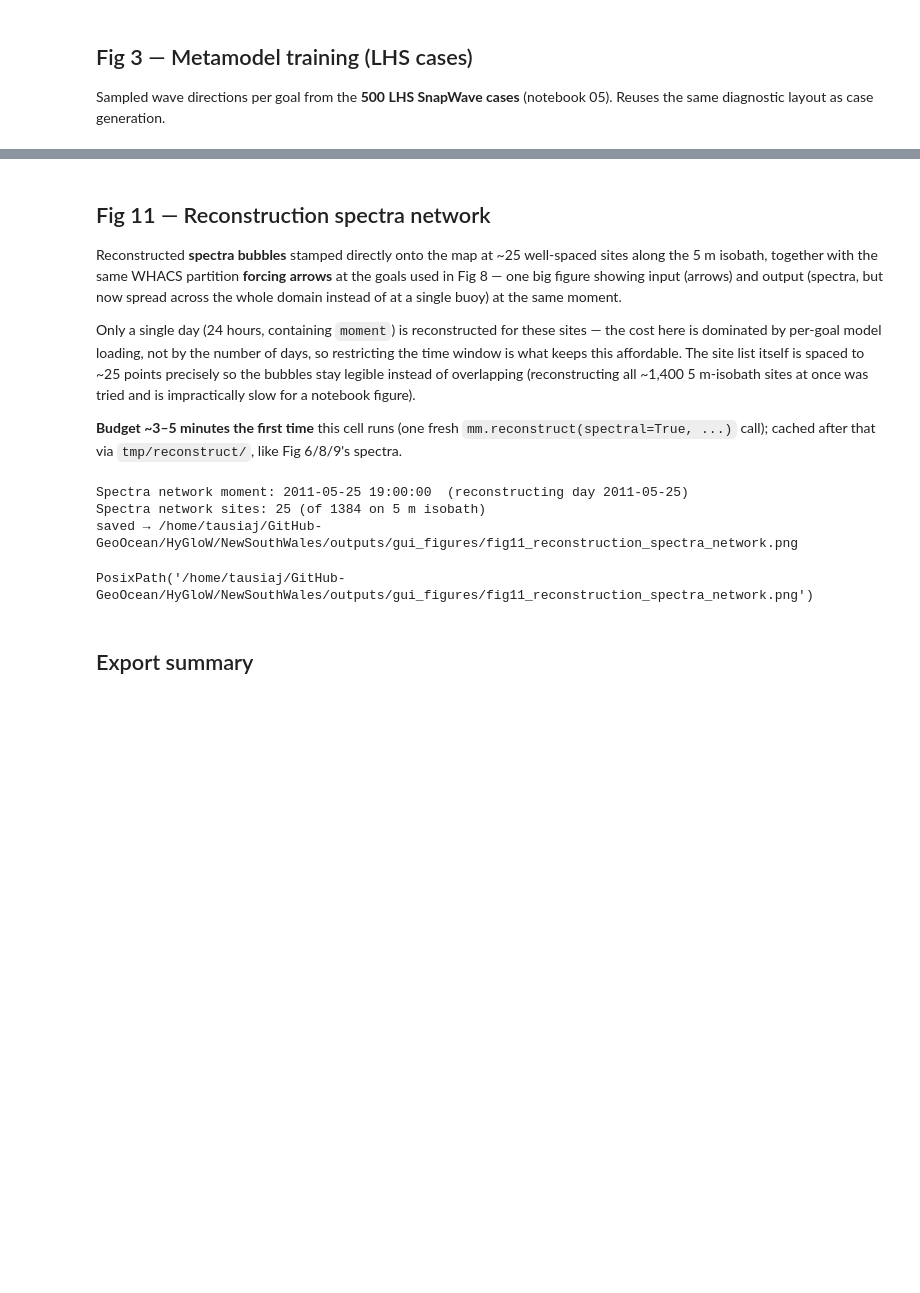
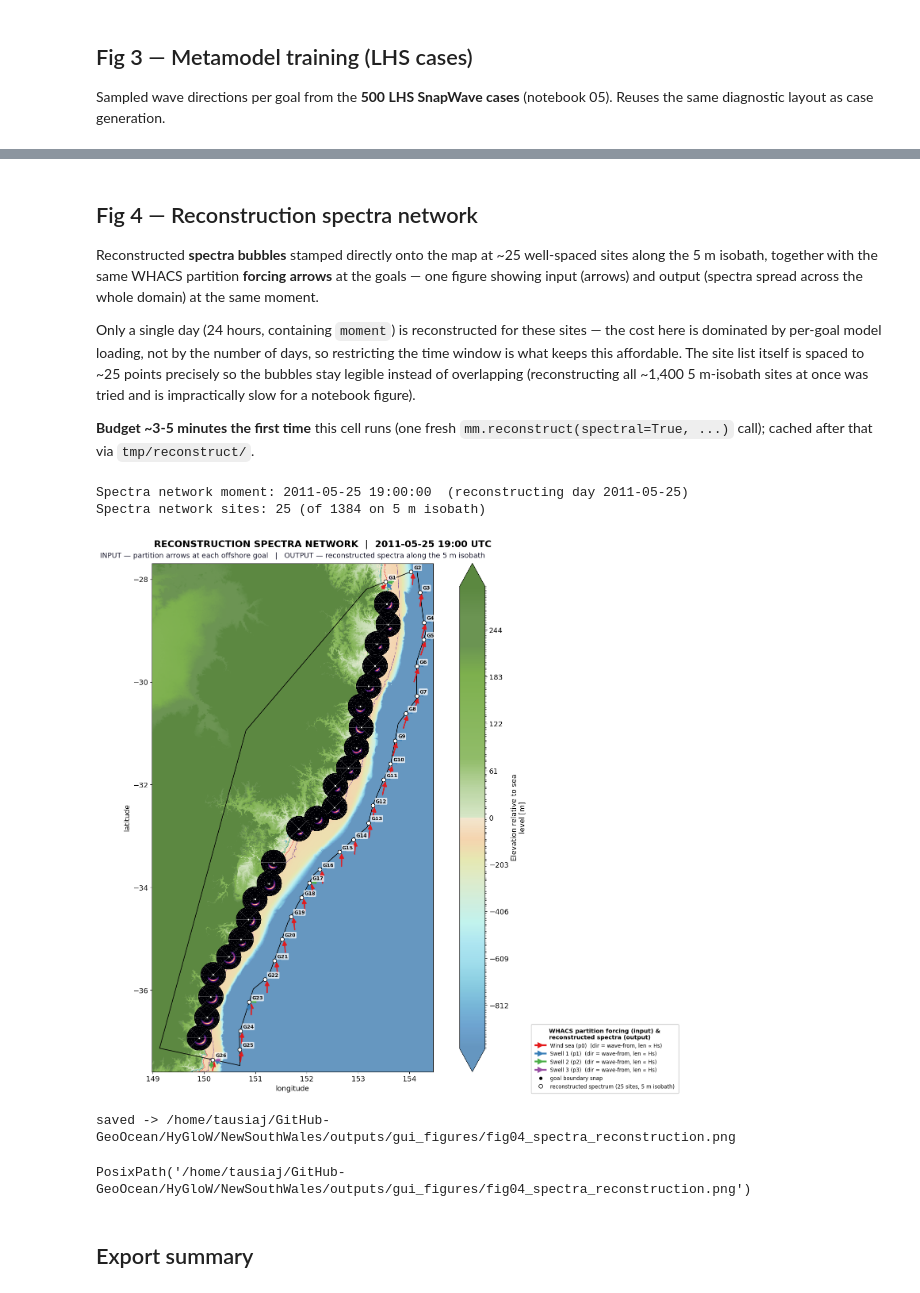
Before and after one commit to GeoOcean/HyGloW, a Jupyter notebook: NewSouthWales/12_Final_Plots.ipynb, the cells around one changed output, grey strips where cells are left out. Drawn from its saved outputs; the diff is of its cells as text; code cells hidden in the pictures; blank space fills up the shorter version.

```diff
--- a/NewSouthWales/12_Final_Plots.ipynb
+++ b/NewSouthWales/12_Final_Plots.ipynb
@@ -1060,11 +561,11 @@ PosixPath('/home/tausiaj/GitHub-GeoOcean/HyGloW/NewSouthWales/outputs/gui_figure
 # %% [markdown]
-## Fig 11 — Reconstruction spectra network
+## Fig 4 — Reconstruction spectra network
 
 Reconstructed **spectra bubbles** stamped directly onto the map at ~25
 well-spaced sites along the 5 m isobath, together with the same WHACS
-partition **forcing arrows** at the goals used in Fig 8 — one big figure
-showing input (arrows) and output (spectra, but now spread across the whole
-domain instead of at a single buoy) at the same moment.
+partition **forcing arrows** at the goals — one figure showing input
+(arrows) and output (spectra spread across the whole domain) at the same
+moment.
 
 Only a single day (24 hours, containing `moment`) is reconstructed for these
 sites — the cost here is dominated by per-goal model loading, not by the
@@ -1073,9 +574,9 @@ The site list itself is spaced to ~25 points precisely so the bubbles stay
 legible instead of overlapping (reconstructing all ~1,400 5 m-isobath sites
 at once was tried and is impractically slow for a notebook figure).
 
-**Budget ~3–5 minutes the first time** this cell runs (one fresh
+**Budget ~3-5 minutes the first time** this cell runs (one fresh
 `mm.reconstruct(spectral=True, ...)` call); cached after that via
-`tmp/reconstruct/`, like Fig 6/8/9's spectra.
+`tmp/reconstruct/`.
 # %%
 apply_slide_style()
 moment = resolve_forcing_moment()
@@ -1131,7 +632,7 @@ network_spec = mm.load_reconstruction_spectra(
 )
 if network_spec is None:
     raise FileNotFoundError(
-        f"Missing spectra cache for {day!r} — check mm.reconstruct(save_spectra=True) above."
+        f"Missing spectra cache for {day!r} - check mm.reconstruct(save_spectra=True) above."
     )
 network_efth = network_spec["efth"].sel(time=moment, method="nearest")
 
@@ -1159,38 +660,12 @@ for site_id in network_site_ids:
         )
     )
 
-buoy_meta = obs.get_coordinates()[buoy_instrument]
-ax.plot(
-    buoy_meta["lon"],
-    buoy_meta["lat"],
-    marker="s",
-    color=cp.TYPE_COLORS["validation"],
-    markersize=14,
-    markeredgecolor="white",
-    markeredgewidth=0.9,
-    zorder=9,
-)
-ax.annotate(
-    "validation buoy",
-    (buoy_meta["lon"], buoy_meta["lat"]),
-    xytext=(8, 8),
-    textcoords="offset points",
-    fontsize=11,
-    color=cp.TYPE_COLORS["validation"],
-    fontweight="bold",
-    zorder=10,
-    bbox=dict(
-        boxstyle="round,pad=0.2", fc="white", ec=cp.TYPE_COLORS["validation"], alpha=0.9
-    ),
-)
-
 x0, x1, y0, y1 = course_map_extent()
 ax.set_xlim(x0, x1)
 ax.set_ylim(y0, y1)
 ax.set_aspect("equal", adjustable="box")
 # plot_base_map(title=None) falls back to a default "Case map" title rather
-# than omitting one — overwrite it here, same as every other map cell in
-# this notebook that also passes title=None and sets its own title after.
+# than omitting one - overwrite it here.
 ax.set_title(
     "INPUT — partition arrows at each offshore goal   |   "
     "OUTPUT — reconstructed spectra along the 5 m isobath",
@@ -1207,39 +682,37 @@ legend_handles = partition_legend_handles() + [
         color="w",
         markerfacecolor="white",
         markeredgecolor="black",
         markersize=7,
         linestyle="None",
         label=f"reconstructed spectrum ({len(network_site_ids)} sites, 5 m isobath)",
     )
 ]
-# "outside right lower" (not "upper") — a single full-height map axes plus
-# its own colorbar leaves no spare row above the axes the way Fig 8's 3-panel
-# spectra row does, so an upper-right legend collides with the suptitle here.
 leg = fig.legend(
     handles=legend_handles,
     loc="outside right lower",
     fontsize=9.5,
     framealpha=0.96,
     edgecolor="#bbbbbb",
     title="WHACS partition forcing (input) &\nreconstructed spectra (output)",
     title_fontsize=10.5,
     ncol=1,
     borderpad=0.8,
 )
 leg.get_title().set_fontweight("bold")
 
 fig.suptitle(
     f"RECONSTRUCTION SPECTRA NETWORK  |  {moment:%Y-%m-%d %H:%M} UTC",
     fontsize=17,
     fontweight="bold",
 )
 
-save_fig(fig, "fig11_reconstruction_spectra_network")
+save_fig(fig, "fig04_spectra_reconstruction")
 # %% [output]
 Spectra network moment: 2011-05-25 19:00:00  (reconstructing day 2011-05-25)
 Spectra network sites: 25 (of 1384 on 5 m isobath)
-saved → /home/tausiaj/GitHub-GeoOcean/HyGloW/NewSouthWales/outputs/gui_figures/fig11_reconstruction_spectra_network.png
+[figure, added]
-PosixPath('/home/tausiaj/GitHub-GeoOcean/HyGloW/NewSouthWales/outputs/gui_figures/fig11_reconstruction_spectra_network.png')
+saved -> /home/tausiaj/GitHub-GeoOcean/HyGloW/NewSouthWales/outputs/gui_figures/fig04_spectra_reconstruction.png
+PosixPath('/home/tausiaj/GitHub-GeoOcean/HyGloW/NewSouthWales/outputs/gui_figures/fig04_spectra_reconstruction.png')
 # %% [markdown]
 ## Export summary
 # %%
```
Also changed, not shown: parts of 26 cells of this notebook, 5 other files.
